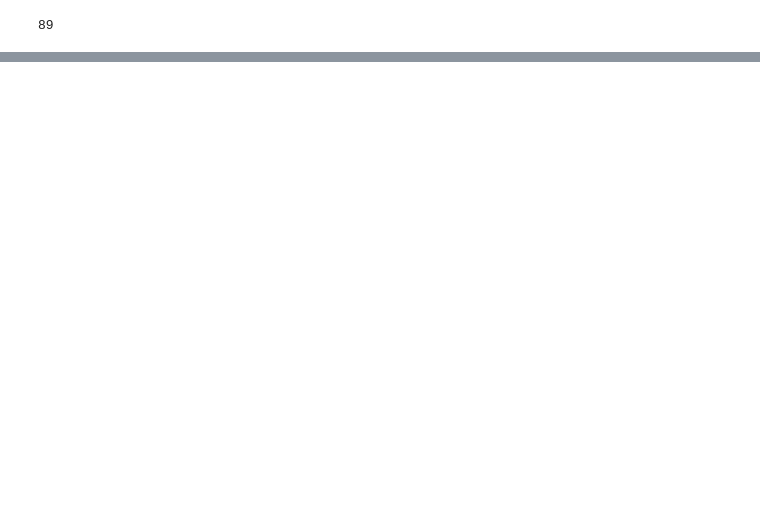
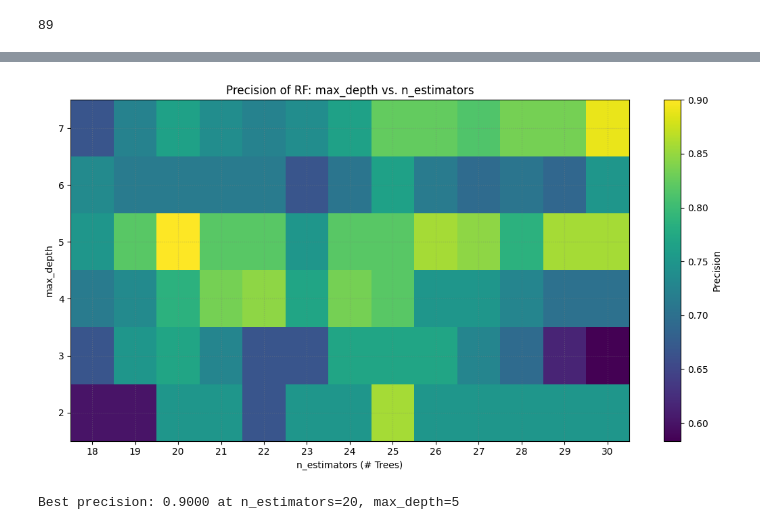
Before and after one commit to Emberflurry/stonx, a Jupyter notebook: dr2.ipynb, the cells around one changed output, grey strips where cells are left out. Cells and saved outputs as stored; diff of their text form; code cells hidden in the pictures; blank space fills up the shorter version.

```diff
--- a/dr2.ipynb
+++ b/dr2.ipynb
@@ -269,0 +572,55 @@ plot_trade_price_trace(row, fwindow, bwindow)
+# %%
+import numpy as np
+import matplotlib.pyplot as plt
+from sklearn.ensemble import RandomForestClassifier
+from sklearn.metrics import precision_score
+nest1 = [3,4,5,6,7,8,9,10,12,15,20,30,50,75,100]
+nest2 = [18,19,20,21,22,23,24,25,26,27,28,29,30]
+estimator_range = np.array(nest2)
+max_depth_range = np.array([2,3,4,5,6,7])
+
+precision_matrix = np.zeros((len(max_depth_range), len(estimator_range)))
+
+for i, max_depth in enumerate(max_depth_range):
+    for j, n_estimators in enumerate(estimator_range):
+        rf = RandomForestClassifier(n_estimators=n_estimators, max_depth=max_depth, random_state=42)
+        rf.fit(X_train, y_train_class)
+        y_pred = rf.predict(X_test)
+        precision_matrix[i, j] = precision_score(y_test_class, y_pred)
+
+# To get edges for pcolormesh, make an array of bin edges
+def midpoints(arr):
+    return (arr[:-1] + arr[1:]) / 2
+
+# Extend bin edges on both ends
+est_edges = np.concatenate(([estimator_range[0] - (midpoints(estimator_range)[0] - estimator_range[0])],
+                            midpoints(estimator_range),
+                            [estimator_range[-1] + (estimator_range[-1] - midpoints(estimator_range)[-1])]))
+depth_edges = np.concatenate(([max_depth_range[0] - (midpoints(max_depth_range)[0] - max_depth_range[0])],
+                              midpoints(max_depth_range),
+                              [max_depth_range[-1] + (max_depth_range[-1] - midpoints(max_depth_range)[-1])]))
+
+plt.figure(figsize=(11,6))
+c = plt.pcolormesh(est_edges, depth_edges, precision_matrix, cmap='viridis', shading='auto')
+plt.colorbar(c, label="Precision")
+
+plt.xlabel("n_estimators (# Trees)")
+plt.ylabel("max_depth")
+plt.title(f" {target_col} Precision of RF: max_depth vs. n_estimators")
+
+# Place ticks at the center of each cell
+plt.xticks(estimator_range)
+plt.yticks(max_depth_range)
+plt.grid(visible=True, which='both', color='gray', linestyle=':', alpha=0.4)
+plt.tight_layout()
+plt.show()
+
+# Print the best combo and its value
+best_idx = np.unravel_index(np.argmax(precision_matrix), precision_matrix.shape)
+best_depth = max_depth_range[best_idx[0]]
+best_n = estimator_range[best_idx[1]]
+best_prec = precision_matrix[best_idx]
+print(f"Best precision: {best_prec:.4f} at n_estimators={best_n}, max_depth={best_depth}")
+# %% [output]
+[figure, added]
+Best precision: 0.9000 at n_estimators=20, max_depth=5
```
Also changed, not shown: parts of 29 cells of this notebook, 6 other files.
